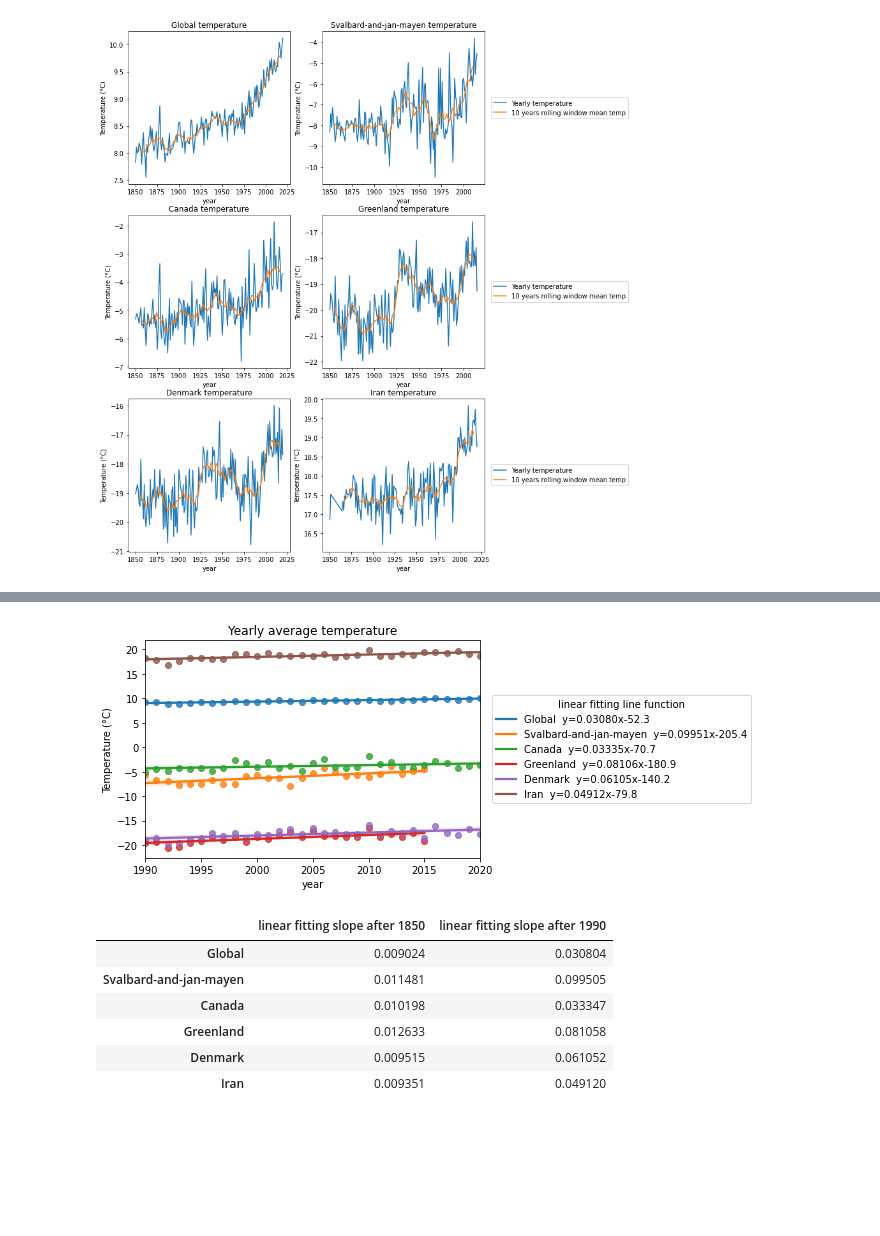
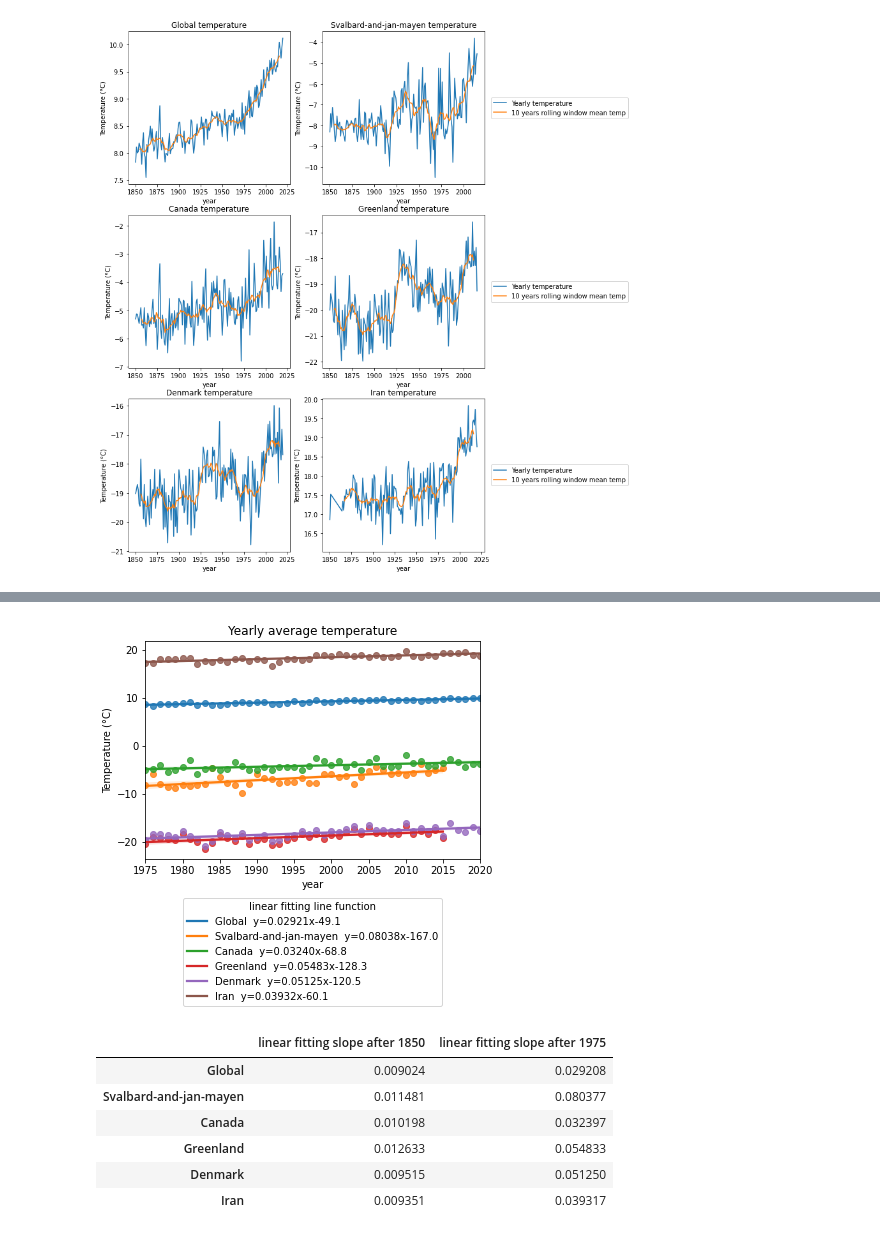
Before and after one commit to nankli/Python_EDA_group_project, a Jupyter notebook: Most_heated_countries_Nan.ipynb, the cells around one changed output, grey strips where cells are left out. Drawn from its saved outputs; the diff is of its cells as text; code cells hidden in the pictures; blank space fills up the shorter version.

```diff
--- a/Most_heated_countries_Nan.ipynb
+++ b/Most_heated_countries_Nan.ipynb
@@ -355,7 +355,7 @@ for location in ['Global','Svalbard-and-jan-mayen','Canada','Greenland','Denmark
     ax=sns.regplot(x ='year', y='mean_temp', data=df,
                    line_kws={'label':location+"  y={0:.5f}x{1:.1f}".format(slope,intercept)})
     ax.set_ylabel('Temperature (°C)')
-    ax.legend(bbox_to_anchor=(1.02,0.5), loc='center left', title='linear fitting line function')
+    ax.legend(bbox_to_anchor=(0.5,-0.7), loc='lower center', title='linear fitting line function')
 ax.set_title('Yearly average temperature')
 plt.savefig('temp_by_countries_fitting_1850.png',bbox_inches = "tight")
 # %% [output]
@@ -363,37 +363,37 @@ plt.savefig('temp_by_countries_fitting_1850.png',bbox_inches = "tight")
 # %%
 #use seaborn to get linear fit for each location temperature
 #use linregression to get slope and intercept for legend
-slope_list_1990 = []
-intercept_list_1990 = []
+slope_list_1975 = []
+intercept_list_1975 = []
 for location in ['Global','Svalbard-and-jan-mayen','Canada','Greenland','Denmark','Iran']:
     df = tempdata_year3[tempdata_year3['Location']==location]
-    df = df[df['year']>=1990]
+    df = df[df['year']>=1975]
     #df = df.set_index('year')
     slope, intercept, r_value, p_value, std_err = stats.linregress(df['year'],df['mean_temp'])
-    intercept_list_1990.append(intercept)
-    slope_list_1990.append(slope)
+    intercept_list_1975.append(intercept)
+    slope_list_1975.append(slope)
     ax=sns.regplot(x ='year', y='mean_temp', data=df,
                    line_kws={'label':location+"  y={0:.5f}x{1:.1f}".format(slope,intercept)})
     ax.set_ylabel('Temperature (°C)')
-    ax.legend(bbox_to_anchor=(1.02,0.5), loc='center left', title='linear fitting line function')
+    ax.legend(bbox_to_anchor=(0.5,-0.7), loc='lower center', title='linear fitting line function')
 ax.set_title('Yearly average temperature')
-plt.savefig('temp_by_countries_fitting_1990.png',bbox_inches = "tight")
+plt.savefig('temp_by_countries_fitting_1975.png',bbox_inches = "tight")
 # %% [output]
-[figure, old version]
+[figure, new version]
 # %%
 #generate a data frame to the slope of the linear fitting
 slope_df = pd.DataFrame({'linear fitting slope after 1850':pd.Series(slope_list_1850),
-                        'linear fitting slope after 1990':pd.Series(slope_list_1990)})
+                        'linear fitting slope after 1975':pd.Series(slope_list_1975)})
 slope_df.index = pd.Series(['Global','Svalbard-and-jan-mayen','Canada','Greenland','Denmark','Iran'])
 slope_df
 # %% [output]
-|  | linear fitting slope after 1850 | linear fitting slope after 1990 |
-| Global | 0.009024 | 0.030804 |
-| Svalbard-and-jan-mayen | 0.011481 | 0.099505 |
-| Canada | 0.010198 | 0.033347 |
-| Greenland | 0.012633 | 0.081058 |
-| Denmark | 0.009515 | 0.061052 |
-| Iran | 0.009351 | 0.049120 |
+|  | linear fitting slope after 1850 | linear fitting slope after 1975 |
+| Global | 0.009024 | 0.029208 |
+| Svalbard-and-jan-mayen | 0.011481 | 0.080377 |
+| Canada | 0.010198 | 0.032397 |
+| Greenland | 0.012633 | 0.054833 |
+| Denmark | 0.009515 | 0.051250 |
+| Iran | 0.009351 | 0.039317 |
 # %%
 xs = tempdata_year3[tempdata_year3['Location']=='Global']['year'].values
 ys = tempdata_year3[tempdata_year3['Location']=='Global']['mean_temp'].values
```
Also changed, not shown: parts of 2 cells of this notebook.
